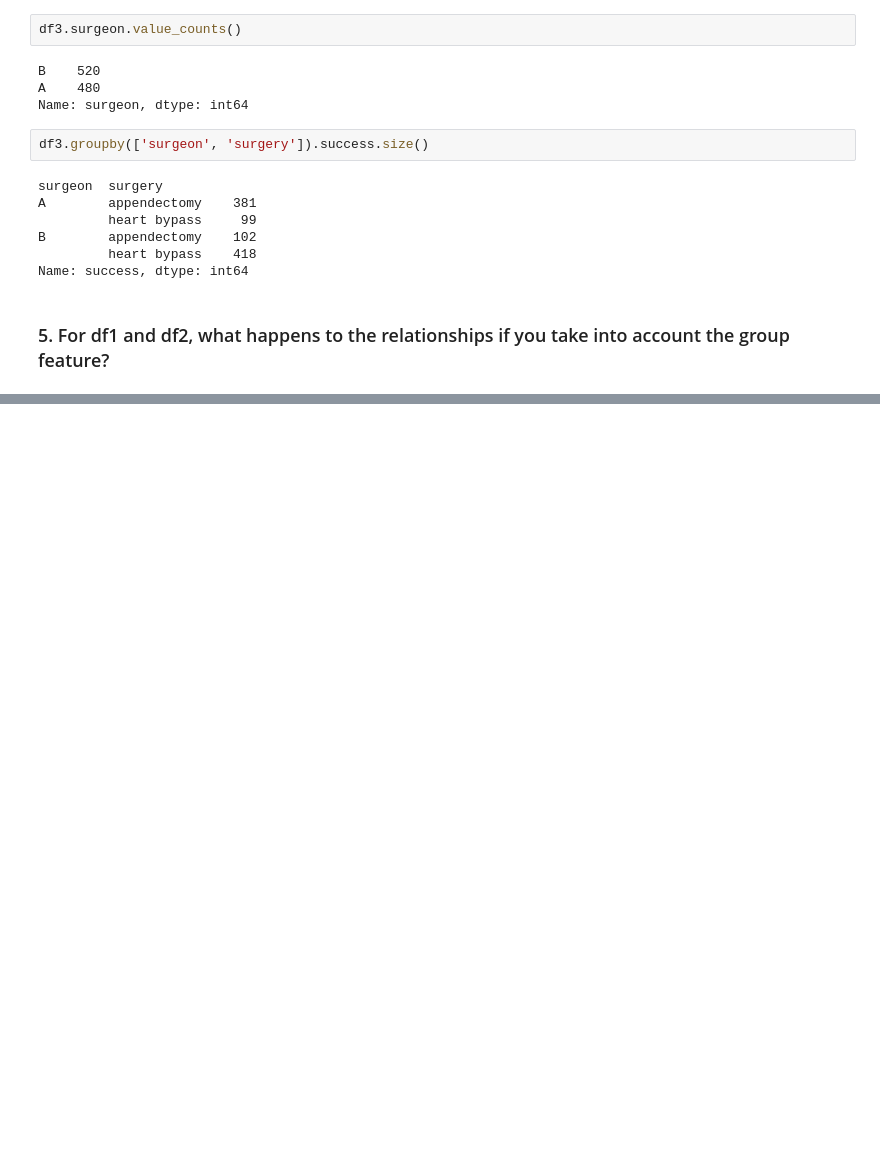
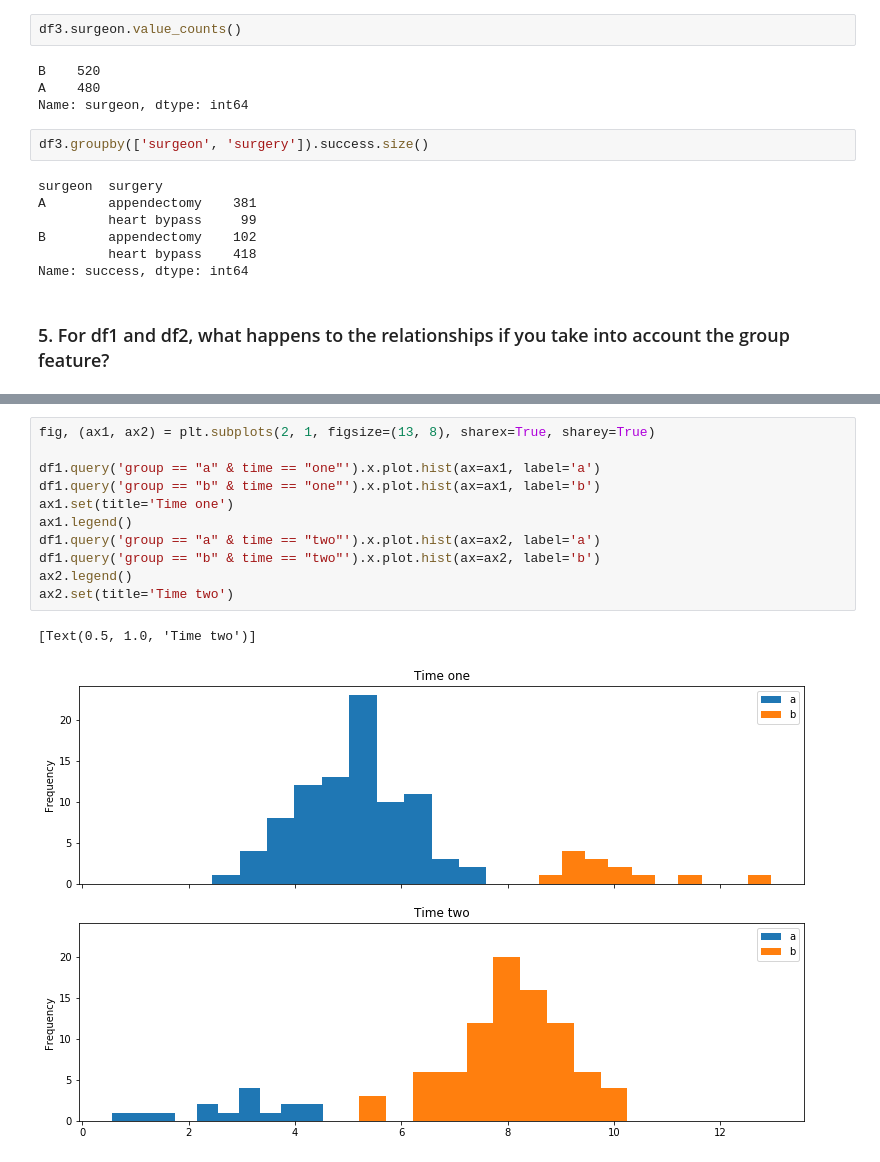
Before and after one commit to dbojado/clustering-exercises, a Jupyter notebook: warmup_exercise.ipynb, the cells around one changed output, grey strips where cells are left out. Drawn from its saved outputs; the diff is of its cells as text; blank space fills up the shorter version.

```diff
--- a/warmup_exercise.ipynb
+++ b/warmup_exercise.ipynb
@@ -100,0 +170,14 @@ Name: success, dtype: int64
+# %%
+fig, (ax1, ax2) = plt.subplots(2, 1, figsize=(13, 8), sharex=True, sharey=True)
+
+df1.query('group == "a" & time == "one"').x.plot.hist(ax=ax1, label='a')
+df1.query('group == "b" & time == "one"').x.plot.hist(ax=ax1, label='b')
+ax1.set(title='Time one')
+ax1.legend()
+df1.query('group == "a" & time == "two"').x.plot.hist(ax=ax2, label='a')
+df1.query('group == "b" & time == "two"').x.plot.hist(ax=ax2, label='b')
+ax2.legend()
+ax2.set(title='Time two')
+# %% [output]
+[Text(0.5, 1.0, 'Time two')]
+[figure, added]
```
Also changed, not shown: parts of 11 cells of this notebook.
